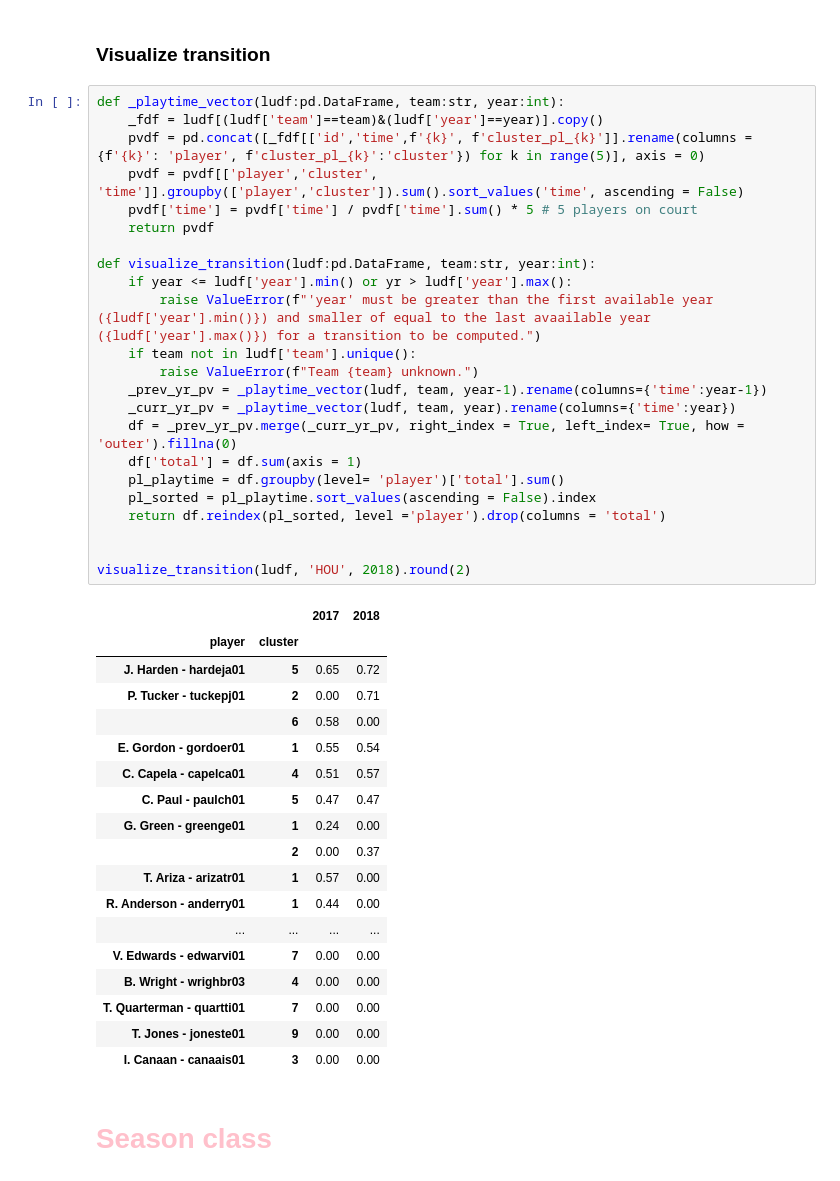
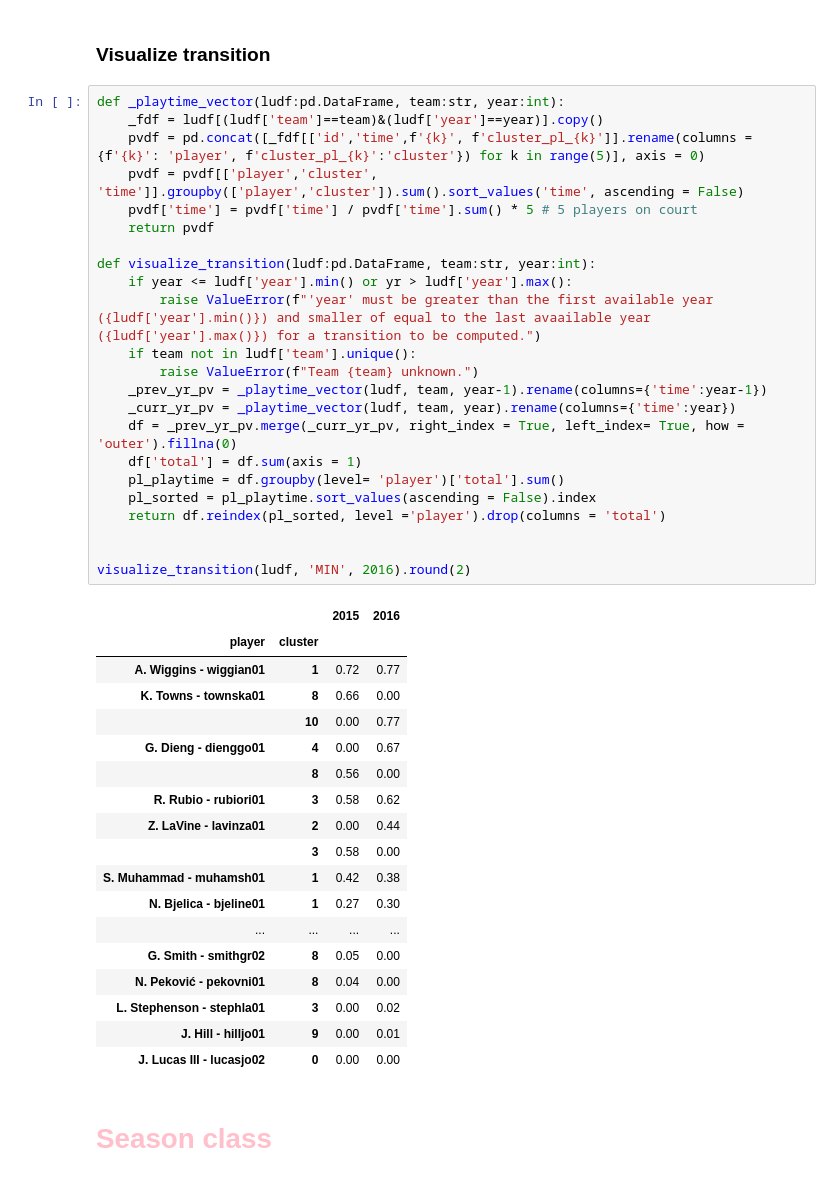
Before and after one commit to arnaud-odet/Roster_Building, a Jupyter notebook: notebooks/pbp.ipynb, the cells around one changed output. Cells and saved outputs as stored; diff of their text form.

```diff
--- a/notebooks/pbp.ipynb
+++ b/notebooks/pbp.ipynb
@@ -1272,45 +1314,45 @@ Notes:
 # %%
 def _playtime_vector(ludf:pd.DataFrame, team:str, year:int):
     _fdf = ludf[(ludf['team']==team)&(ludf['year']==year)].copy()
     pvdf = pd.concat([_fdf[['id','time',f'{k}', f'cluster_pl_{k}']].rename(columns = {f'{k}': 'player', f'cluster_pl_{k}':'cluster'}) for k in range(5)], axis = 0)
     pvdf = pvdf[['player','cluster', 'time']].groupby(['player','cluster']).sum().sort_values('time', ascending = False)
     pvdf['time'] = pvdf['time'] / pvdf['time'].sum() * 5 # 5 players on court
     return pvdf
 
 def visualize_transition(ludf:pd.DataFrame, team:str, year:int):
     if year <= ludf['year'].min() or yr > ludf['year'].max():
         raise ValueError(f"'year' must be greater than the first available year ({ludf['year'].min()}) and smaller of equal to the last avaailable year ({ludf['year'].max()}) for a transition to be computed.")
     if team not in ludf['team'].unique():
         raise ValueError(f"Team {team} unknown.")
     _prev_yr_pv = _playtime_vector(ludf, team, year-1).rename(columns={'time':year-1})
     _curr_yr_pv = _playtime_vector(ludf, team, year).rename(columns={'time':year})
     df = _prev_yr_pv.merge(_curr_yr_pv, right_index = True, left_index= True, how = 'outer').fillna(0)
     df['total'] = df.sum(axis = 1)
     pl_playtime = df.groupby(level= 'player')['total'].sum()
     pl_sorted = pl_playtime.sort_values(ascending = False).index
     return df.reindex(pl_sorted, level ='player').drop(columns = 'total')
 
 
-visualize_transition(ludf, 'HOU', 2018).round(2)
+visualize_transition(ludf, 'MIN', 2016).round(2)
 # %% [output]
-|  |  | 2017 | 2018 |
+|  |  | 2015 | 2016 |
 | player | cluster |  |  |
-| J. Harden - hardeja01 | 5 | 0.65 | 0.72 |
-| P. Tucker - tuckepj01 | 2 | 0.00 | 0.71 |
-|  | 6 | 0.58 | 0.00 |
-| E. Gordon - gordoer01 | 1 | 0.55 | 0.54 |
-| C. Capela - capelca01 | 4 | 0.51 | 0.57 |
-| C. Paul - paulch01 | 5 | 0.47 | 0.47 |
-| G. Green - greenge01 | 1 | 0.24 | 0.00 |
-|  | 2 | 0.00 | 0.37 |
-| T. Ariza - arizatr01 | 1 | 0.57 | 0.00 |
-| R. Anderson - anderry01 | 1 | 0.44 | 0.00 |
+| A. Wiggins - wiggian01 | 1 | 0.72 | 0.77 |
+| K. Towns - townska01 | 8 | 0.66 | 0.00 |
+|  | 10 | 0.00 | 0.77 |
+| G. Dieng - dienggo01 | 4 | 0.00 | 0.67 |
+|  | 8 | 0.56 | 0.00 |
+| R. Rubio - rubiori01 | 3 | 0.58 | 0.62 |
+| Z. LaVine - lavinza01 | 2 | 0.00 | 0.44 |
+|  | 3 | 0.58 | 0.00 |
+| S. Muhammad - muhamsh01 | 1 | 0.42 | 0.38 |
+| N. Bjelica - bjeline01 | 1 | 0.27 | 0.30 |
 | ... | ... | ... | ... |
-| V. Edwards - edwarvi01 | 7 | 0.00 | 0.00 |
-| B. Wright - wrighbr03 | 4 | 0.00 | 0.00 |
-| T. Quarterman - quartti01 | 7 | 0.00 | 0.00 |
-| T. Jones - joneste01 | 9 | 0.00 | 0.00 |
-| I. Canaan - canaais01 | 3 | 0.00 | 0.00 |
+| G. Smith - smithgr02 | 8 | 0.05 | 0.00 |
+| N. Peković - pekovni01 | 8 | 0.04 | 0.00 |
+| L. Stephenson - stephla01 | 3 | 0.00 | 0.02 |
+| J. Hill - hilljo01 | 9 | 0.00 | 0.01 |
+| J. Lucas III - lucasjo02 | 0 | 0.00 | 0.00 |
 # %% [markdown]
 # <span style = 'color : pink'>Season class
 # %%
```
Also changed, not shown: parts of 4 cells of this notebook.
